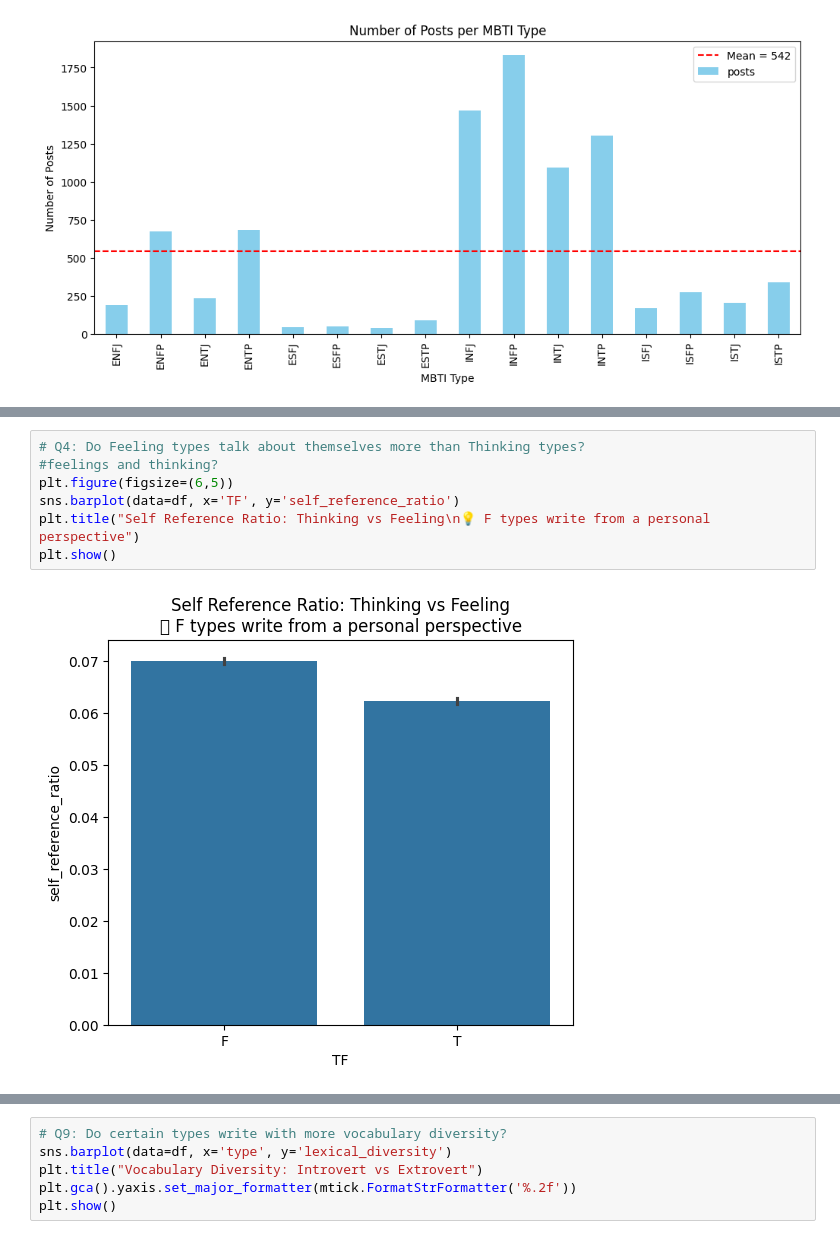
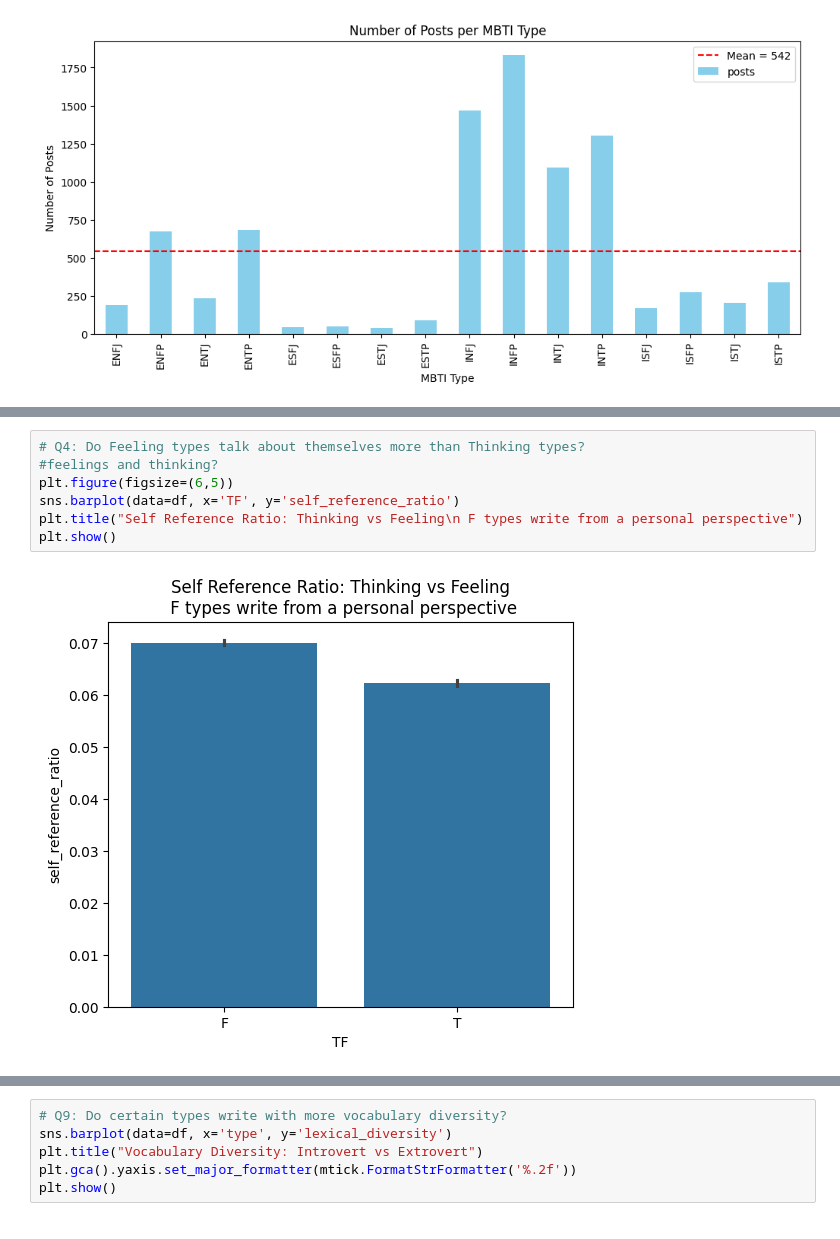
Before and after one commit to EngMohamed-op/MBTI-Personality, a Jupyter notebook: EDA_project.ipynb, the cells around one changed output, grey strips where cells are left out. Saved outputs shown, nothing was run; the diff lists cells and outputs as text.

```diff
--- a/EDA_project.ipynb
+++ b/EDA_project.ipynb
@@ -183,12 +183,12 @@ plt.show()
 # %%
 # Q4: Do Feeling types talk about themselves more than Thinking types?
 #feelings and thinking?
 plt.figure(figsize=(6,5))
 sns.barplot(data=df, x='TF', y='self_reference_ratio')
-plt.title("Self Reference Ratio: Thinking vs Feeling\n💡 F types write from a personal perspective")
+plt.title("Self Reference Ratio: Thinking vs Feeling\n F types write from a personal perspective")
 plt.show()
 # %% [output]
-[figure, old version]
+[figure, new version]
 # %%
 # Q6: Do certain MBTI types write longer posts on average?
 avg_word_count = df.groupby('type')['Word_count'].mean().sort_values(ascending=False).reset_index()
```
Also changed, not shown: parts of 15 cells of this notebook.
